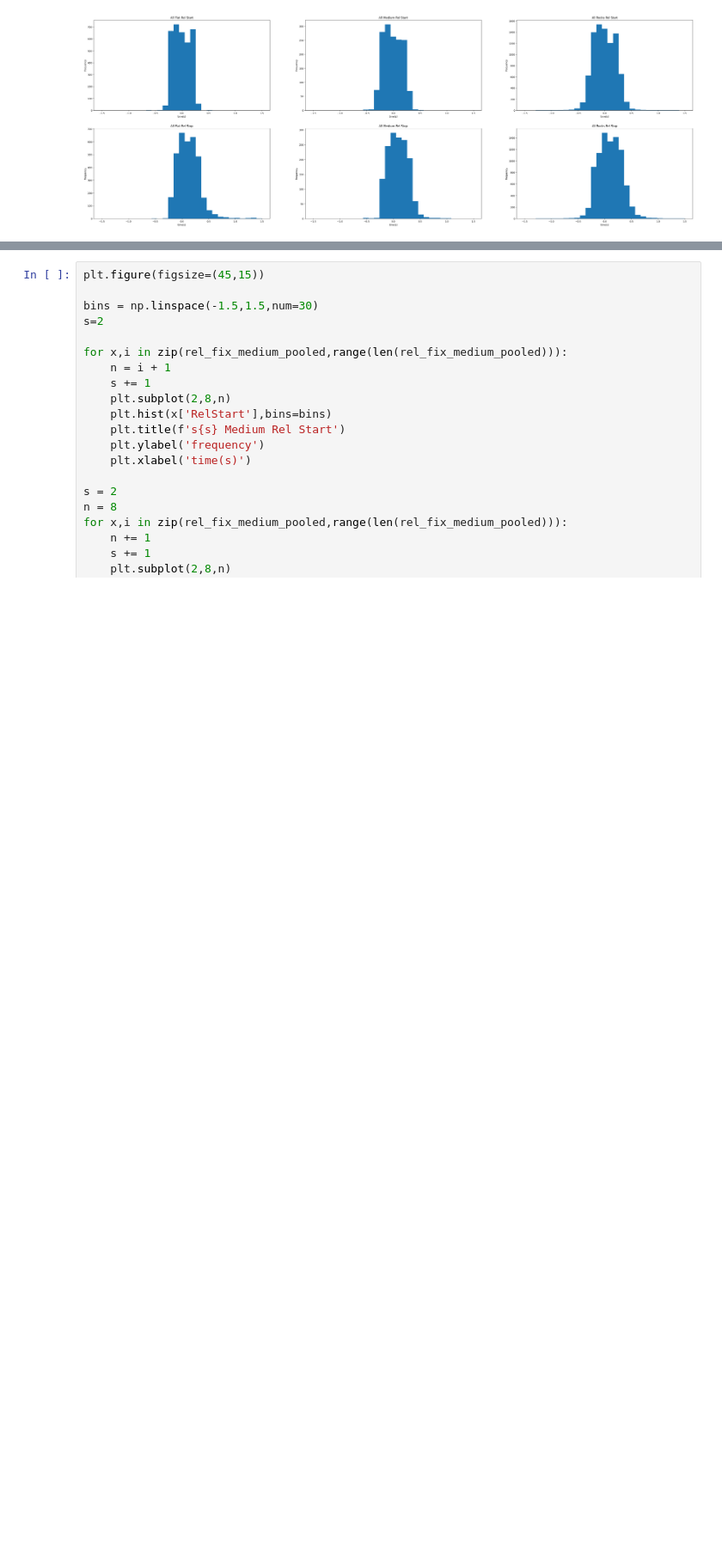
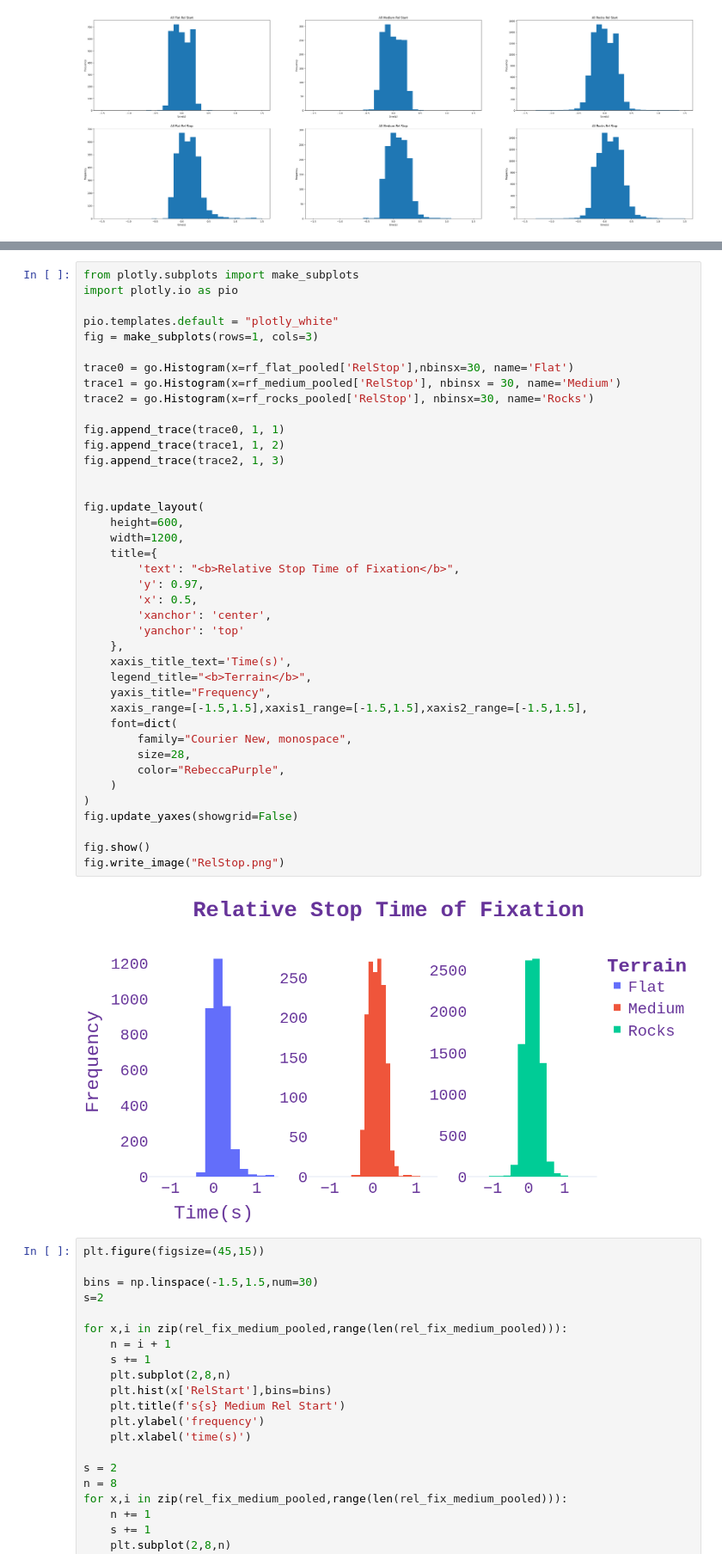
Before and after one commit to BonnenLab/visualize-skelly-laser-environment, a Jupyter notebook: fixations-vs-feet.ipynb, the cells around one changed output, grey strips where cells are left out. Shown at 86% size. Drawn from its saved outputs; the diff is of its cells as text; blank space fills up the shorter version.

```diff
--- a/fixations-vs-feet.ipynb
+++ b/fixations-vs-feet.ipynb
@@ -390,3 +425,45 @@ plt.savefig('hists.png')
+# %%
+from plotly.subplots import make_subplots
+import plotly.io as pio
+
+pio.templates.default = "plotly_white"
+fig = make_subplots(rows=1, cols=3)
+
+trace0 = go.Histogram(x=rf_flat_pooled['RelStop'],nbinsx=30, name='Flat')
+trace1 = go.Histogram(x=rf_medium_pooled['RelStop'], nbinsx = 30, name='Medium')
+trace2 = go.Histogram(x=rf_rocks_pooled['RelStop'], nbinsx=30, name='Rocks')
+
+fig.append_trace(trace0, 1, 1)
+fig.append_trace(trace1, 1, 2)
+fig.append_trace(trace2, 1, 3)
+
+
+fig.update_layout(
+    height=600,
+    width=1200,
+    title={
+        'text': "<b>Relative Stop Time of Fixation</b>",
+        'y': 0.97,
+        'x': 0.5,
+        'xanchor': 'center',
+        'yanchor': 'top'
+    },
+    xaxis_title_text='Time(s)',
+    legend_title="<b>Terrain</b>",
+    yaxis_title="Frequency",
+    xaxis_range=[-1.5,1.5],xaxis1_range=[-1.5,1.5],xaxis2_range=[-1.5,1.5],
+    font=dict(
+        family="Courier New, monospace",
+        size=28,
+        color="RebeccaPurple",
+    )
+)
+fig.update_yaxes(showgrid=False)
+
+fig.show()
+fig.write_image("RelStop.png")
+# %% [output]
+[figure, added]
 # %%
 plt.figure(figsize=(45,15))
 
```
Also changed, not shown: parts of 3 cells of this notebook.
